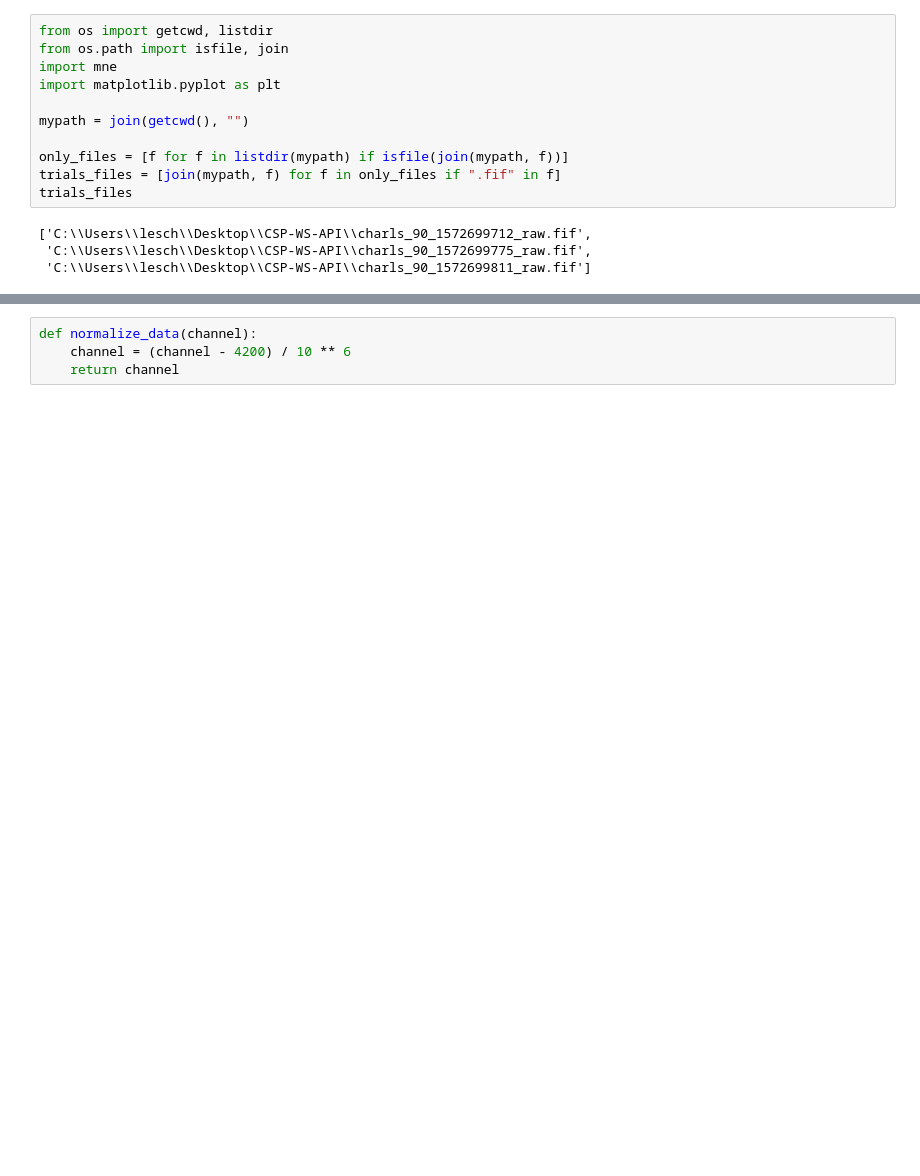
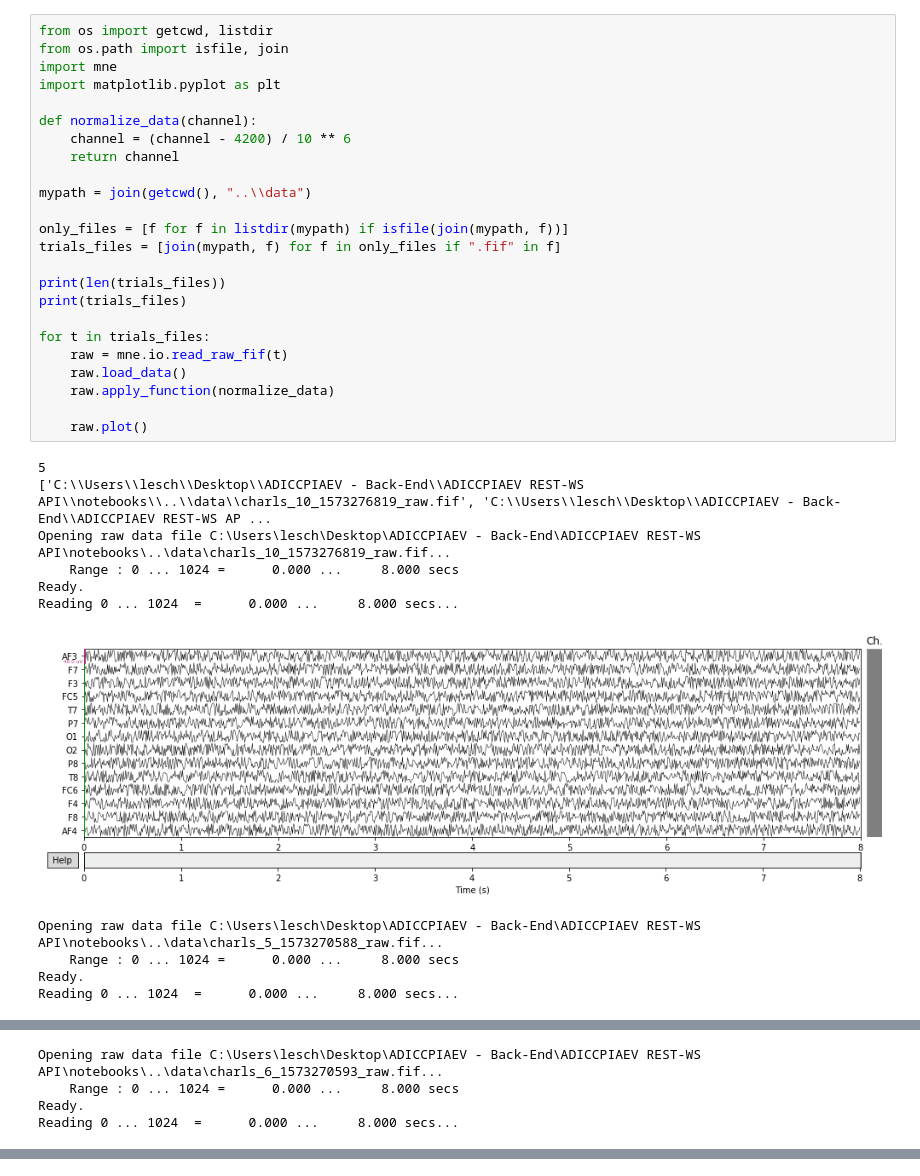
Before and after one commit to cazdemun/CSP-WS-API, a Jupyter notebook: notebooks/Trials visualized.ipynb, the cells around one changed output, grey strips where cells are left out. Cells and saved outputs as stored; diff of their text form; blank space fills up the shorter version.

```diff
--- a/notebooks/Trials visualized.ipynb
+++ b/notebooks/Trials visualized.ipynb
@@ -1,15 +1,36 @@
 # %%
 from os import getcwd, listdir
 from os.path import isfile, join
 import mne
 import matplotlib.pyplot as plt
 
-mypath = join(getcwd(), "")
+def normalize_data(channel):
+    channel = (channel - 4200) / 10 ** 6
+    return channel
+
+mypath = join(getcwd(), "..\\data")
 
 only_files = [f for f in listdir(mypath) if isfile(join(mypath, f))]
 trials_files = [join(mypath, f) for f in only_files if ".fif" in f]
-trials_files
+
+print(len(trials_files))
+print(trials_files)
+
+for t in trials_files:
+    raw = mne.io.read_raw_fif(t)
+    raw.load_data()
+    raw.apply_function(normalize_data)
+
+    raw.plot()
 # %% [output]
-['C:\\Users\\lesch\\Desktop\\CSP-WS-API\\charls_90_1572699712_raw.fif',
- 'C:\\Users\\lesch\\Desktop\\CSP-WS-API\\charls_90_1572699775_raw.fif',
- 'C:\\Users\\lesch\\Desktop\\CSP-WS-API\\charls_90_1572699811_raw.fif']
+5
+['C:\\Users\\lesch\\Desktop\\ADICCPIAEV - Back-End\\ADICCPIAEV REST-WS API\\notebooks\\..\\data\\charls_10_1573276819_raw.fif', 'C:\\Users\\lesch\\Desktop\\ADICCPIAEV - Back-End\\ADICCPIAEV REST-WS AP ...
+Opening raw data file C:\Users\lesch\Desktop\ADICCPIAEV - Back-End\ADICCPIAEV REST-WS API\notebooks\..\data\charls_10_1573276819_raw.fif...
+    Range : 0 ... 1024 =      0.000 ...     8.000 secs
+Ready.
+Reading 0 ... 1024  =      0.000 ...     8.000 secs...
+[figure, added]
+Opening raw data file C:\Users\lesch\Desktop\ADICCPIAEV - Back-End\ADICCPIAEV REST-WS API\notebooks\..\data\charls_5_1573270588_raw.fif...
+    Range : 0 ... 1024 =      0.000 ...     8.000 secs
+Ready.
+Reading 0 ... 1024  =      0.000 ...     8.000 secs...
@@ -15,0 +38,4 @@ trials_files
+Opening raw data file C:\Users\lesch\Desktop\ADICCPIAEV - Back-End\ADICCPIAEV REST-WS API\notebooks\..\data\charls_6_1573270593_raw.fif...
+    Range : 0 ... 1024 =      0.000 ...     8.000 secs
+Ready.
+Reading 0 ... 1024  =      0.000 ...     8.000 secs...
@@ -16,4 +52,0 @@ trials_files
-# %%
-def normalize_data(channel):
-    channel = (channel - 4200) / 10 ** 6
-    return channel
```
Also changed, not shown: parts of 2 cells of this notebook, 32 other files.
